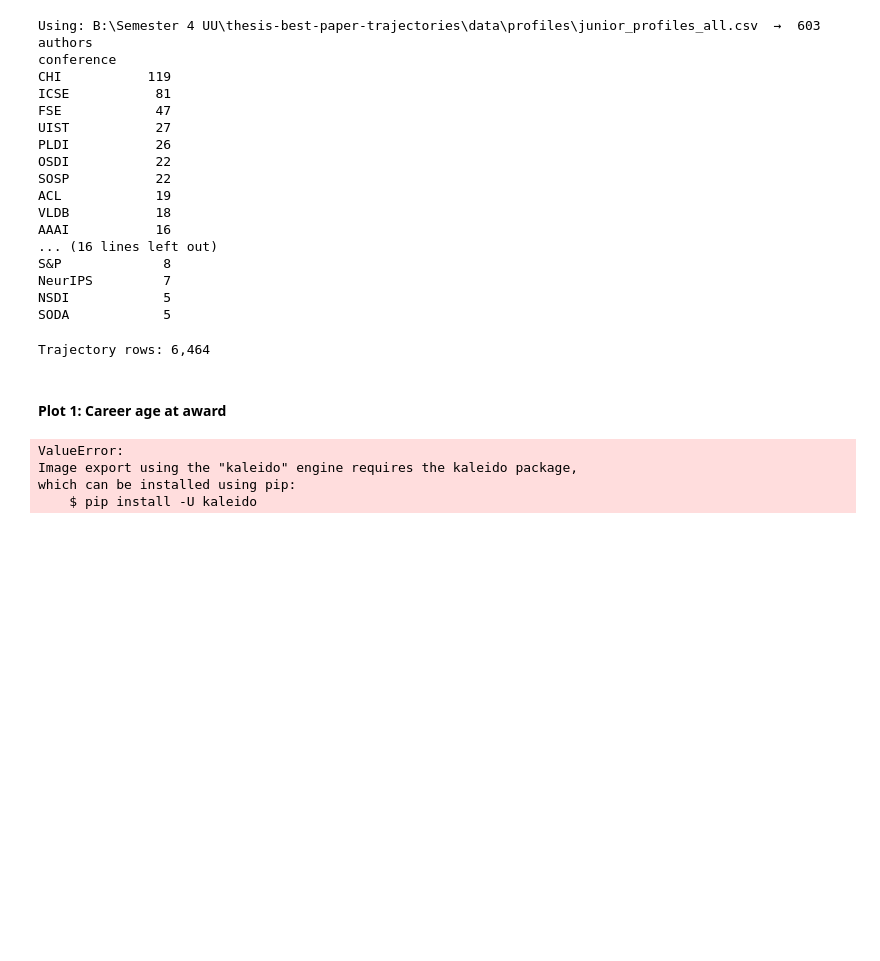
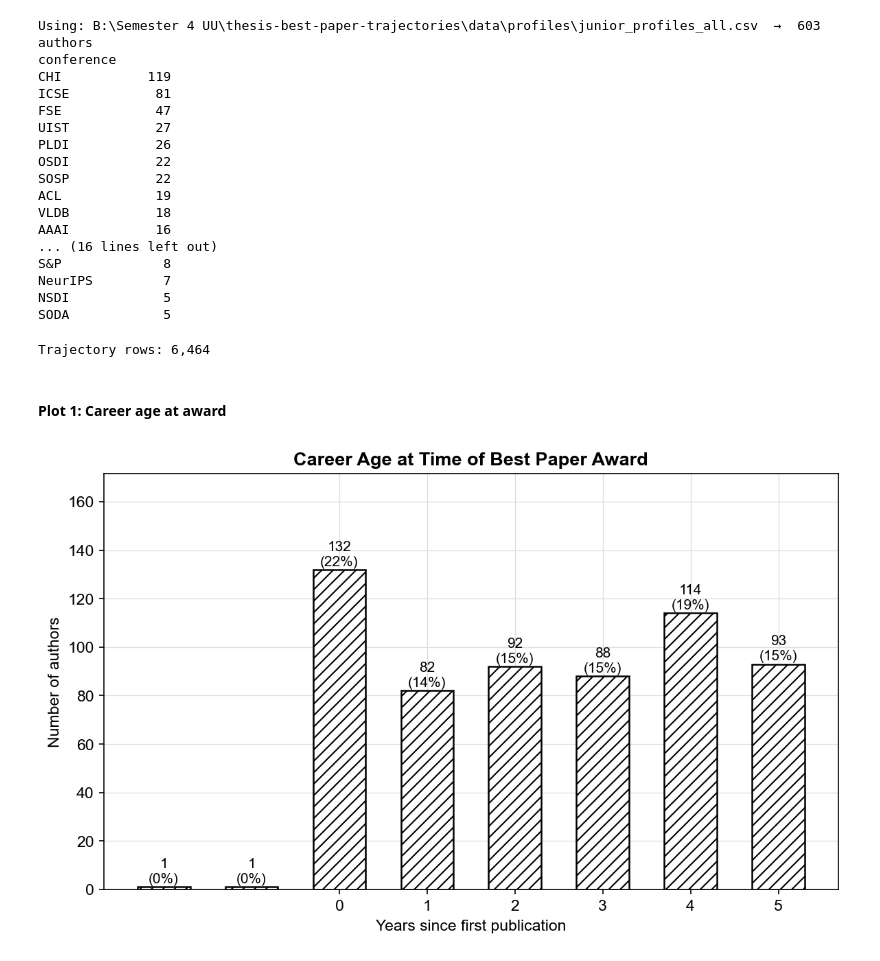
Before and after one commit to AppleShay/thesis-best-paper-trajectories, a Jupyter notebook: notebooks/07_junior_eda.ipynb, the cells around one changed output. Cells and saved outputs as stored; diff of their text form; code cells hidden in the pictures; blank space fills up the shorter version.

```diff
--- a/notebooks/07_junior_eda.ipynb
+++ b/notebooks/07_junior_eda.ipynb
@@ -90,31 +100,25 @@ Trajectory rows: 6,464
 # %% [markdown]
 #### Plot 1: Career age at award
 # %%
-age = profiles['career_age_at_award'].value_counts().sort_index().reset_index()
-age.columns = ['career_age', 'count']
-age['pct'] = (age['count'] / age['count'].sum() * 100).round(1)
+age = profiles['career_age_at_award'].value_counts().sort_index()
 
-fig = go.Figure(go.Bar(
-    x=age['career_age'], y=age['count'],
-    marker=dict(
-        color='white',
-        line=dict(color='black', width=1.5),
-        pattern=dict(shape='/', size=8, solidity=0.4)
-    ),
-    text=[f"{c}  ({p}%)" for c, p in zip(age['count'], age['pct'])],
-    textposition='outside', cliponaxis=False,
-))
-fig.update_layout(**BASE,
-    title='Career age at time of best paper award',
-    xaxis=dict(title='Years since first publication', tickmode='array',
-               tickvals=list(range(6)), gridcolor='#ddd', linecolor='black'),
-    yaxis=dict(title='# Authors', range=[0, age['count'].max()*1.25],
-               gridcolor='#ddd', linecolor='black'),
-)
-fig.show()
-fig.write_image('B:\\Semester 4 UU\\thesis-best-paper-trajectories\\data\\profiles\\figures/01_career_age.png')
+fig, ax = plt.subplots(figsize=(8, 5))
+bars = ax.bar(age.index, age.values,
+              color='white', edgecolor='black', linewidth=1.2,
+              hatch='///', width=0.6)
+for bar, val in zip(bars, age.values):
+    pct = val / age.sum() * 100
+    ax.text(bar.get_x() + bar.get_width()/2, bar.get_height() + 0.5,
+            f'{val}\n({pct:.0f}%)', ha='center', va='bottom', fontsize=10)
+
+ax.set_title('Career Age at Time of Best Paper Award')
+ax.set_xlabel('Years since first publication')
+ax.set_ylabel('Number of authors')
+ax.set_xticks(range(6))
+ax.set_ylim(0, age.max() * 1.3)
+ax.yaxis.grid(True); ax.set_axisbelow(True)
+plt.tight_layout()
+plt.savefig('B:\\Semester 4 UU\\thesis-best-paper-trajectories\\data\\figures\\01_career_age.png', bbox_inches='tight')
+plt.show()
 # %% [output]
-ValueError:
-Image export using the "kaleido" engine requires the kaleido package,
-which can be installed using pip:
-    $ pip install -U kaleido
+[figure, added]
```
Also changed, not shown: parts of 11 cells of this notebook, 15 other files.
